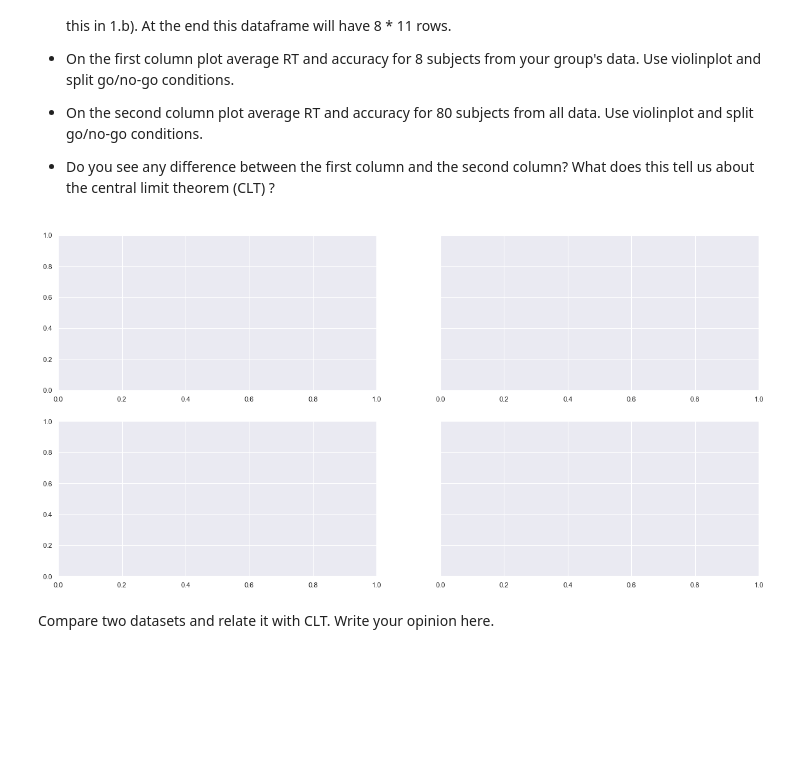
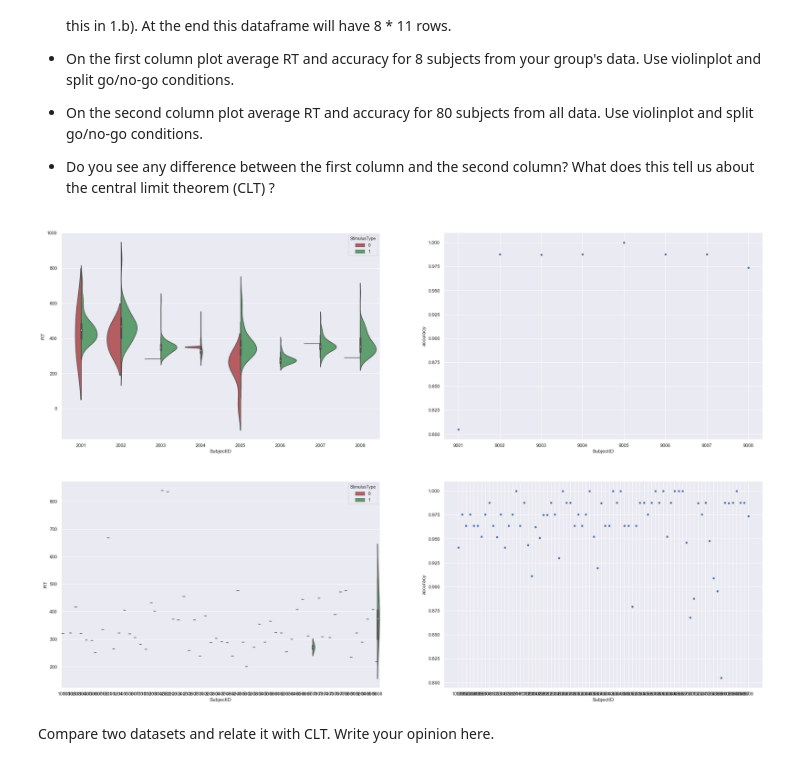
Before and after one commit to NBP-ACC/week-4-acc_2, a Jupyter notebook: sheet02.ipynb, the cells around one changed output. Saved outputs shown, nothing was run; the diff lists cells and outputs as text; code cells hidden in the pictures; blank space fills up the shorter version.

Commit message:
updated 2b, add 2c - changed grouping in 1b

```diff
--- a/sheet02.ipynb
+++ b/sheet02.ipynb
@@ -107,8 +107,8 @@ df_concatenated = df_concatenated.assign(congruence=lambda row: row.StimulusType
 #   2. ... than we group the data by our columns of interest ...
 #   3. ... and calculate the average.
 df_concatenated_avg = df_concatenated[df_concatenated.RT > 0]\
-    .groupby(['SubjectID', 'StimulusType'])\
-    .mean()
+                        .groupby('SubjectID')\
+                        .mean()
 
 # We rename "congruence" to "accuracy" inplace.
 df_concatenated_avg.rename(index=str, columns={"congruence": "accuracy"}, inplace=True)
@@ -191,40 +191,67 @@ groupnames = os.listdir(PATH)
 
 # get the data from each Group
 for folder in groupnames:
     PATH = Path.cwd() / "Experimental_Data" / folder
     experiments = [pd.read_csv(file) for file in PATH.glob('*.csv')]
     df_concatenated = pd.concat(experiments, ignore_index=True,sort=False)
 
     # change the SubjectID to one coherent notation Groupnumber+00+Subjectnumber
     for i in range(1,9):
         for j in range(100):
             df_concatenated.loc[(i*100-100):, "SubjectID"] = re.findall(r'\d+', folder)[0] + '00' + str(i)
 
     df_concatenated_list.append(df_concatenated)
 
 # create one big data frame
 df_all = pd.concat(df_concatenated_list, ignore_index = True,sort=False, axis = 0)
 
 # add column accuracy
 df_all = df_all.assign(accuracy=lambda row: (row.StimulusType == row.response))
 
-# sort the df according to SubjectId and Stimulustype and calculate the average RT
+# sort the df according to SubjectID and calculate the average RT
 df_all_avg = df_all[df_all.RT > 0]\
-    .groupby(['SubjectID', 'StimulusType'])\
+    .groupby('SubjectID')\
     .mean()
 
 
 
 # Now it's time to plot your results
-figs, axes = plt.subplots(nrows=2, ncols=2, sharey="row", figsize=(20,10))
+figs, axes = plt.subplots(nrows=2, ncols=2, figsize=(30,20))
 
-# violin plot for your group's data
-# TODO
+# violin plot for our group's data
+sns.violinplot(data = data_concat.drop(data_concat[data_concat.RT == 0].index),
+               x = 'SubjectID', y = 'RT',
+               hue = 'StimulusType', palette = ["r", "g"],
+               split = True, ax = axes[0,0])
+
+# plot accuracy (used a scatterplot since, violin plot did not show anything)
+sns.scatterplot(data = df_concatenated_avg,
+                   x = df_concatenated_avg.index.get_level_values('SubjectID'), y = 'accuracy', ax = axes[0,1])
+
+# plot accurcay (i.e. single value?) as violin plot
+#sns.violinplot(data = df_concatenated_avg,
+#               x = df_concatenated_avg.index.get_level_values('SubjectID'),  y = 'accuracy',
+#               ax = axes[0,1])
 
 # violin plot of all group's data
-# TODO
+# plot RT - df_all.loc[::105] --> gets 80 subjects from different groups
+sns.violinplot(data = df_all.loc[::105].drop(df_all.loc[::105][df_all.loc[::105].RT == 0].index),
+                  x = 'SubjectID', y = 'RT',
+                hue = 'StimulusType', palette = ["r", "g"],
+               split = True, ax = axes[1,0])
+
+# plot accuracyof all groups
+sns.scatterplot(data = df_all_avg,
+                   x = df_all_avg.index.get_level_values('SubjectID'), y = 'accuracy', ax = axes[1,1])
+
+# plot accurcay (i.e. single value?) as violin plot
+#sns.violinplot(data = df_all_avg,
+#               x = df_all_avg.index.get_level_values('SubjectID'),  y = 'accuracy',
+#               ax = axes[0,1])
+
+fig.tight_layout()
 # %% [output]
-[figure, old version]
+[figure, new version]
 # %% [markdown]
 Compare two datasets and relate it with CLT. Write your opinion here.
 # %% [markdown]
```
Also changed, not shown: parts of 3 cells of this notebook.
